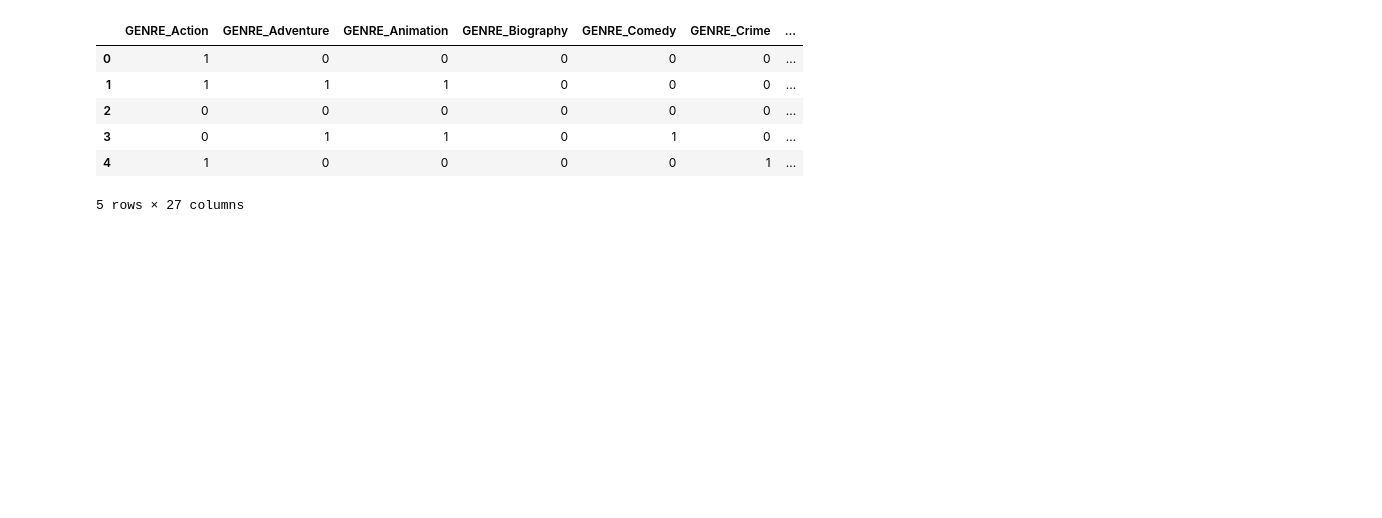
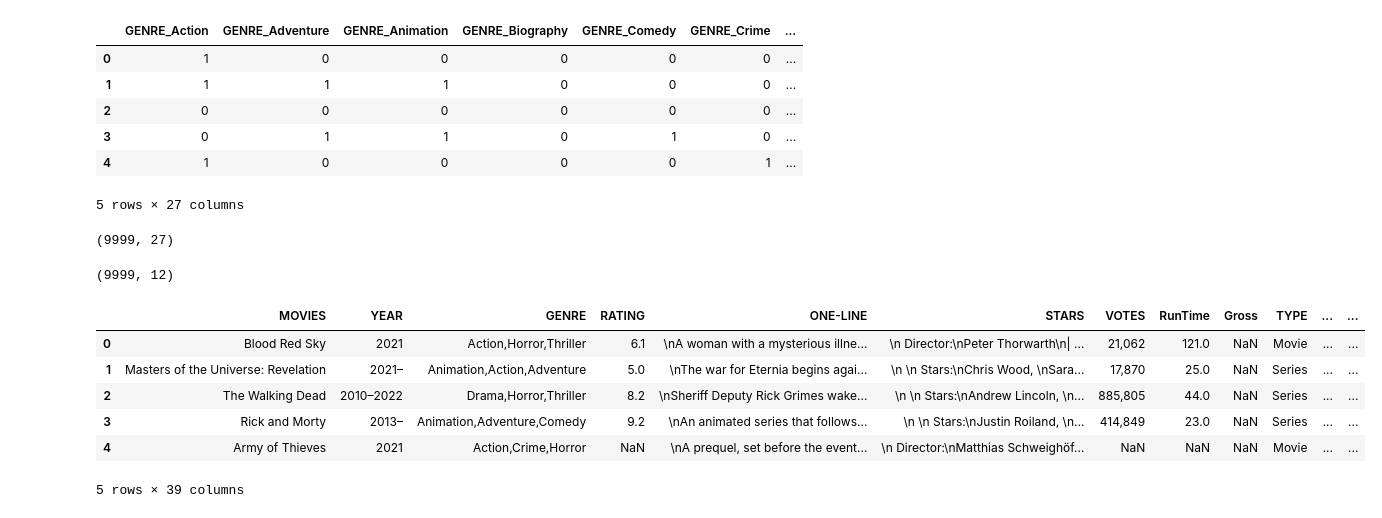
Before and after one commit to MonaTaghavi/dm-ann, a Jupyter notebook: notebooks/21dm-movie.ipynb, the cells around one changed output. Cells and saved outputs as stored; diff of their text form; code cells hidden in the pictures; blank space fills up the shorter version.

Commit message:
updated Genre

```diff
--- a/notebooks/21dm-movie.ipynb
+++ b/notebooks/21dm-movie.ipynb
@@ -187,3 +187,24 @@ df_dummy.head()
 | 3 | 0 | 1 | 1 | 0 | 1 | 0 | ... |
 | 4 | 1 | 0 | 0 | 0 | 0 | 1 | ... |
 5 rows × 27 columns
+# %%
+df_dummy.shape
+# %% [output]
+(9999, 27)
+# %%
+df.shape
+# %% [output]
+(9999, 12)
+# %%
+#Join/Merge the dummy dataframe with the original dataframe
+#df = df.join(df_dummy)
+df = df.merge(df_dummy, left_index=True, right_index=True)
+df.head()
+# %% [output]
+|  | MOVIES | YEAR | GENRE | RATING | ONE-LINE | STARS | VOTES | RunTime | Gross | TYPE | ... | ... |
+| 0 | Blood Red Sky | 2021 | Action,Horror,Thriller | 6.1 | \nA woman with a mysterious illne... | \n Director:\nPeter Thorwarth\n| ... | 21,062 | 121.0 | NaN | Movie | ... | ... |
+| 1 | Masters of the Universe: Revelation | 2021– | Animation,Action,Adventure | 5.0 | \nThe war for Eternia begins agai... | \n \n Stars:\nChris Wood, \nSara... | 17,870 | 25.0 | NaN | Series | ... | ... |
+| 2 | The Walking Dead | 2010–2022 | Drama,Horror,Thriller | 8.2 | \nSheriff Deputy Rick Grimes wake... | \n \n Stars:\nAndrew Lincoln, \n... | 885,805 | 44.0 | NaN | Series | ... | ... |
+| 3 | Rick and Morty | 2013– | Animation,Adventure,Comedy | 9.2 | \nAn animated series that follows... | \n \n Stars:\nJustin Roiland, \n... | 414,849 | 23.0 | NaN | Series | ... | ... |
+| 4 | Army of Thieves | 2021 | Action,Crime,Horror | NaN | \nA prequel, set before the event... | \n Director:\nMatthias Schweighöf... | NaN | NaN | NaN | Movie | ... | ... |
+5 rows × 39 columns
```
